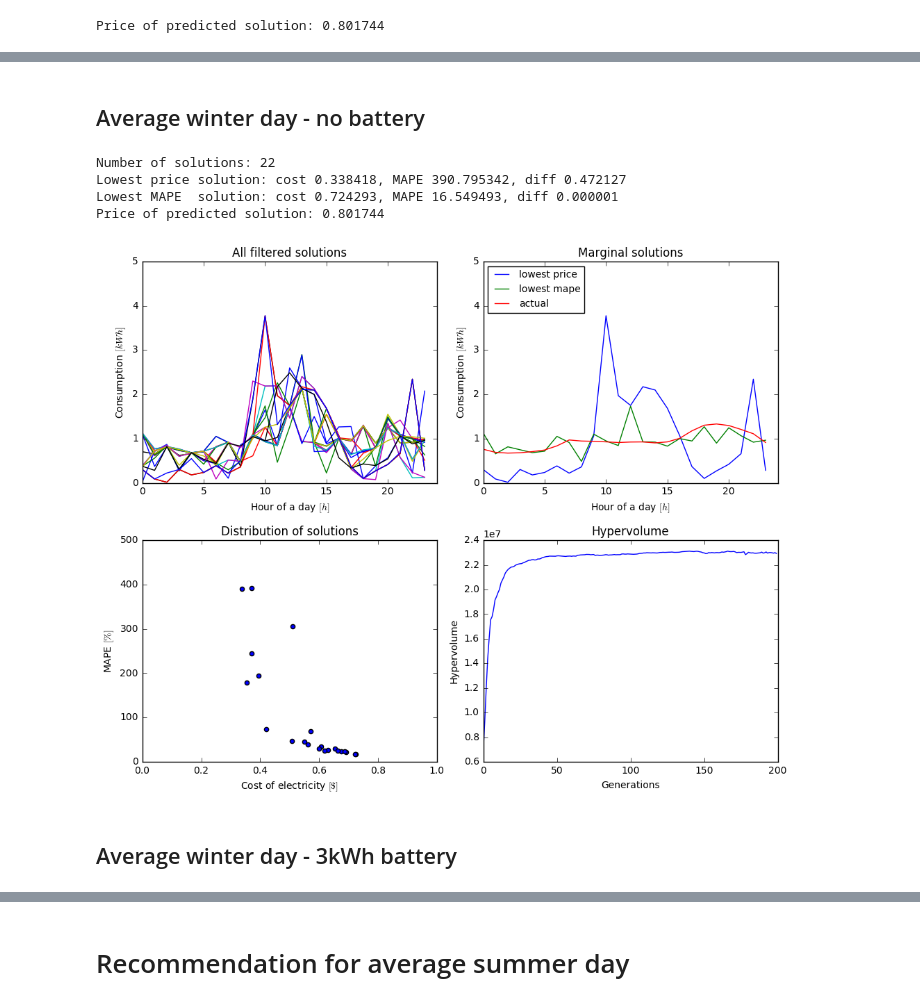
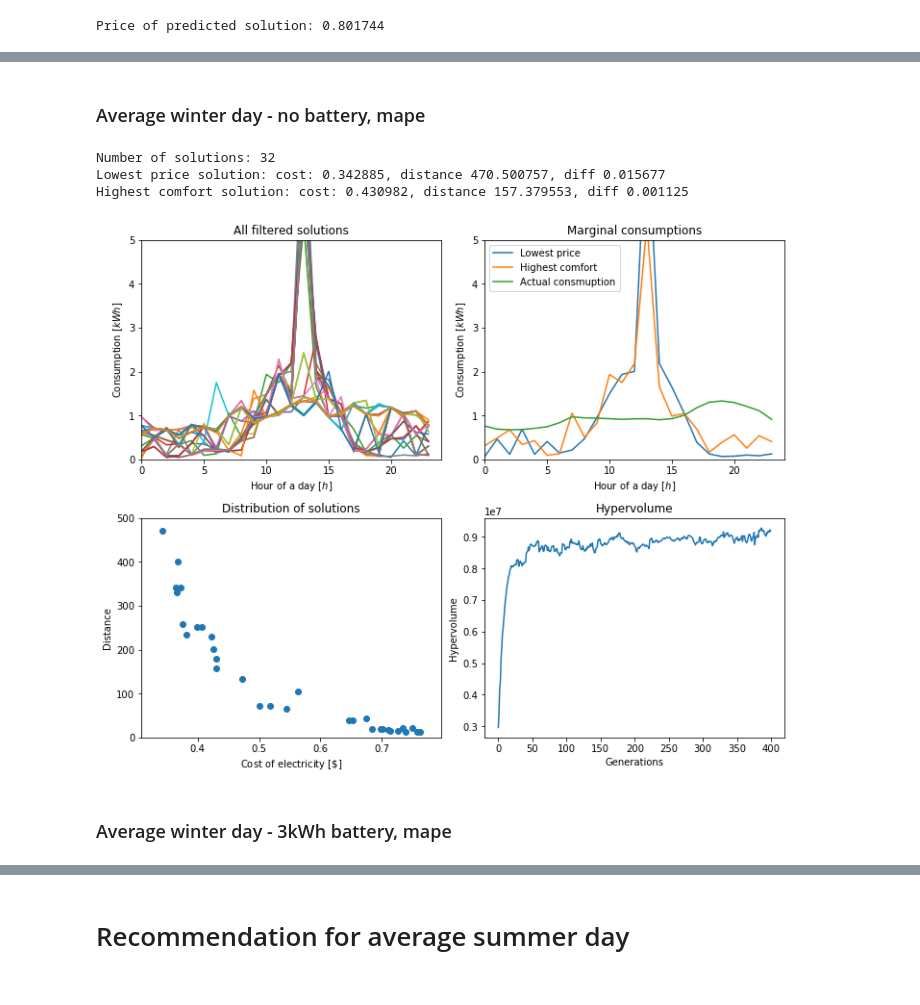
Before and after one commit to Jarino/energy-recommender, a Jupyter notebook: NSGA-II experiment.ipynb, the cells around one changed output, grey strips where cells are left out. Drawn from its saved outputs; the diff is of its cells as text; code cells hidden in the pictures.

```diff
--- a/NSGA-II experiment.ipynb
+++ b/NSGA-II experiment.ipynb
@@ -93,7 +28,7 @@ creator.create('Individual', array.array, typecode='d', fitness=creator.FitnessM
 NDIM = 24
 BOUND_LOW = 0
 BOUND_UP = 10
-GENS = 200
-POPULATION_SIZE = 200
+GENS = 400
+POPULATION_SIZE = 400
 # %% [markdown]
 # Recommendation for average winter day
@@ -100,8 +37,8 @@ POPULATION_SIZE = 200
 # %%
-df = pd.read_csv('aggregations/average_winter_day.csv', delimiter=',')
+df = pd.read_csv('.exports/aggregations/average_winter_day.csv', delimiter=',')
 actual = df['use'].as_matrix()
 pv   = df['gen'].as_matrix()
-print('Price of predicted solution: %f'%obj.cost_function(actual, pv, None, actual)[0])
+print('Price of predicted solution: %f'%obj.cost_function_with_mape(actual, pv, None, actual)[0])
 # %% [output]
 Price of predicted solution: 0.801744
 # %%
@@ -125,14 +62,15 @@ Wall time: 27.1 s
 # %% [markdown]
-## Average winter day - no battery
+### Average winter day - no battery, mape
 # %%
-filter_and_visualize_results(pop_wob, toolbox_wob, logbook_wob, actual, mape=500)
+ev = Evaluation(pop_wob, toolbox_wob, logbook_wob, actual, distance_treshold=500)
+ev.plot()
+print(ev)
 plt.savefig('winter day no battery.jpg', dpi=500)
 # %% [output]
-Number of solutions: 22
-Lowest price solution: cost 0.338418, MAPE 390.795342, diff 0.472127
-Lowest MAPE  solution: cost 0.724293, MAPE 16.549493, diff 0.000001
-Price of predicted solution: 0.801744
+Number of solutions: 32
+Lowest price solution: cost: 0.342885, distance 470.500757, diff 0.015677
+Highest comfort solution: cost: 0.430982, distance 157.379553, diff 0.001125
-[figure, old version]
+[figure, new version]
 # %% [markdown]
-## Average winter day - 3kWh battery
+### Average winter day - 3kWh battery, mape
 # %%
```
Also changed, not shown: parts of 33 cells of this notebook, 5 other files.
